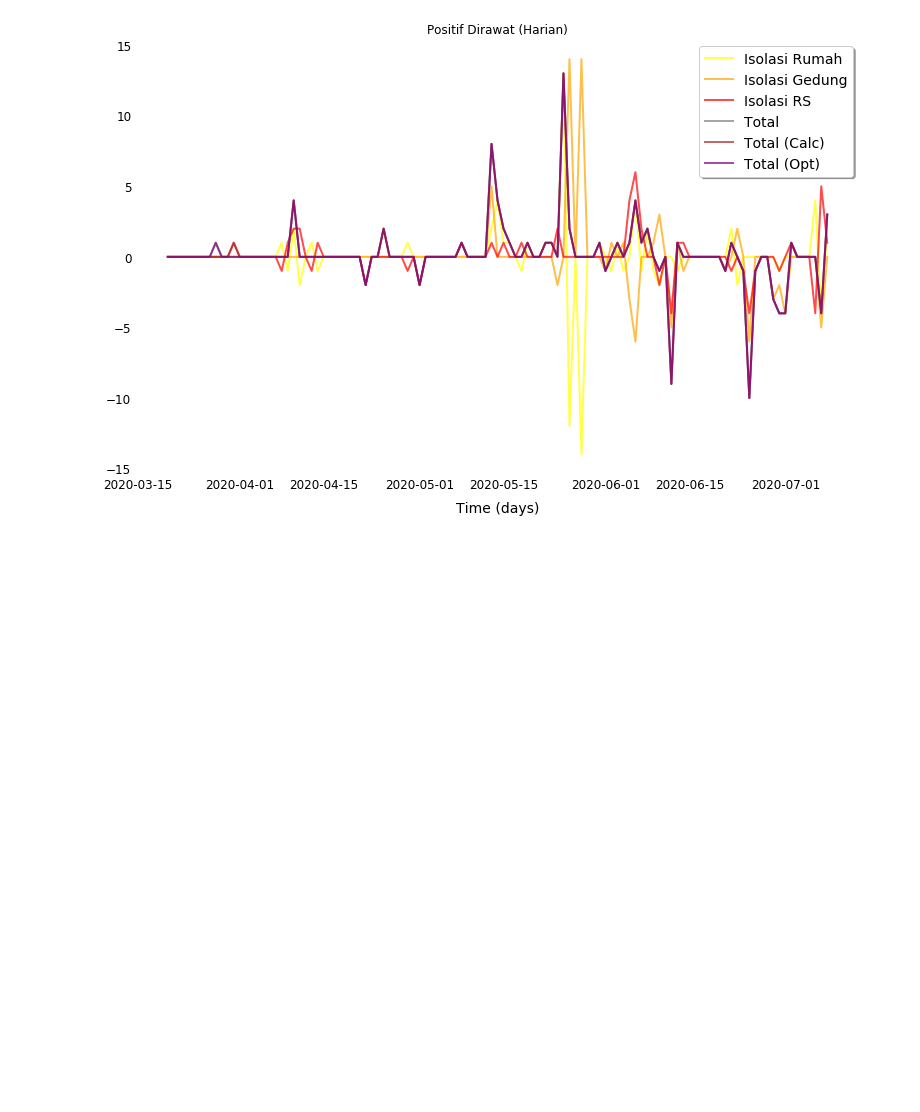
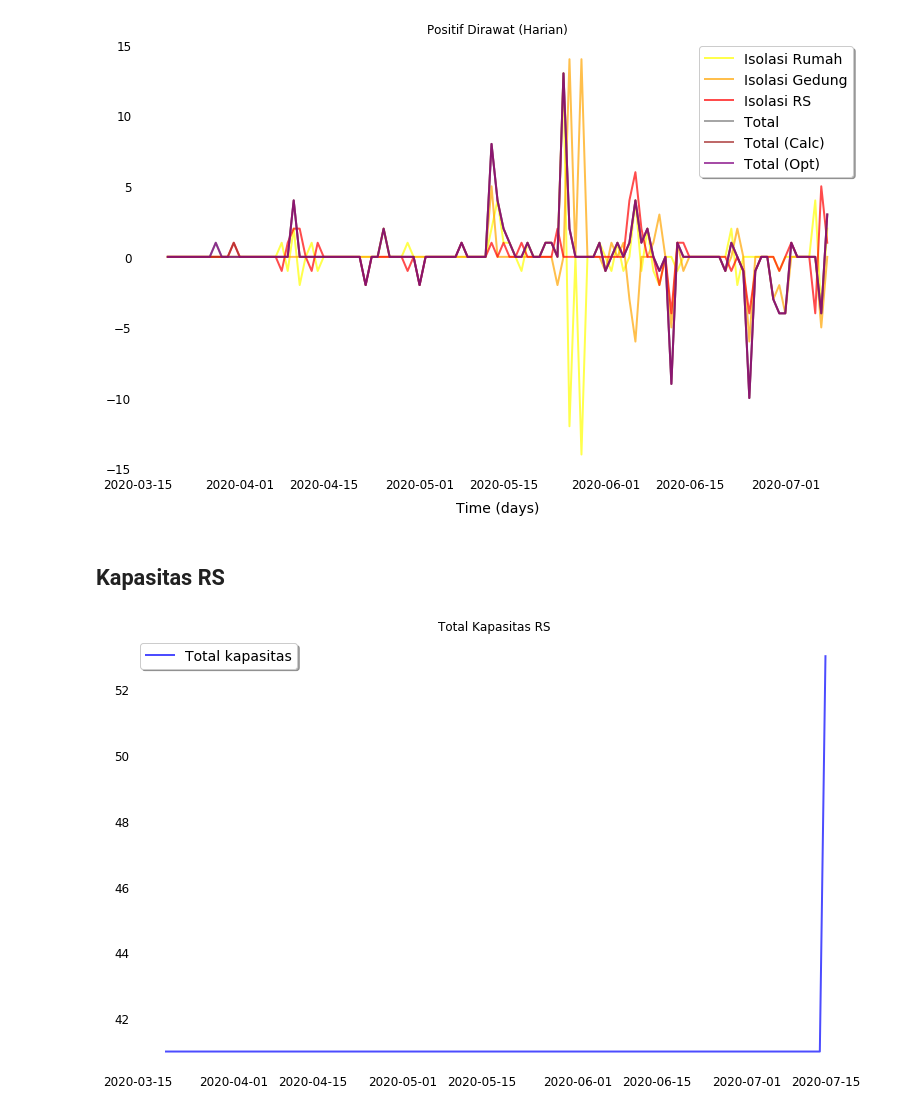
Before and after one commit to prediksicovidjatim/prediksicovidjatim, a Jupyter notebook: notebooks/development/2 - Visualizing the Data.ipynb, the cells around one changed output. Saved outputs shown, nothing was run; the diff lists cells and outputs as text; code cells hidden in the pictures; blank space fills up the shorter version.

Commit message:
Hospital capacity scraping and plots in web

```diff
--- a/notebooks/development/2 - Visualizing the Data.ipynb
+++ b/notebooks/development/2 - Visualizing the Data.ipynb
@@ -155,3 +155,14 @@ harian_plotter.plot_positif();
 harian_plotter.plot_positif_rawat();
 # %% [output]
 [figure]
+# %% [markdown]
+## Kapasitas RS
+# %%
+from core.data.kapasitas_rs import KapasitasRSRepo, KapasitasRSPlotter
+
+#selected_kabko = "KAB. BONDOWOSO"
+data_kapasitas = KapasitasRSRepo.fetch_kapasitas_rs(selected_kabko)
+plotter = KapasitasRSPlotter(data_kapasitas, selected_kabko)
+plotter.plot_total();
+# %% [output]
+[figure, added]
```
Also changed, not shown: 48 other files.
